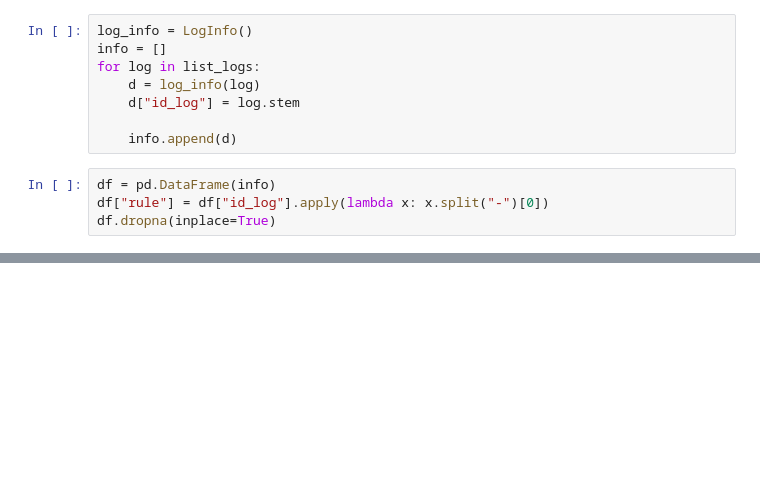
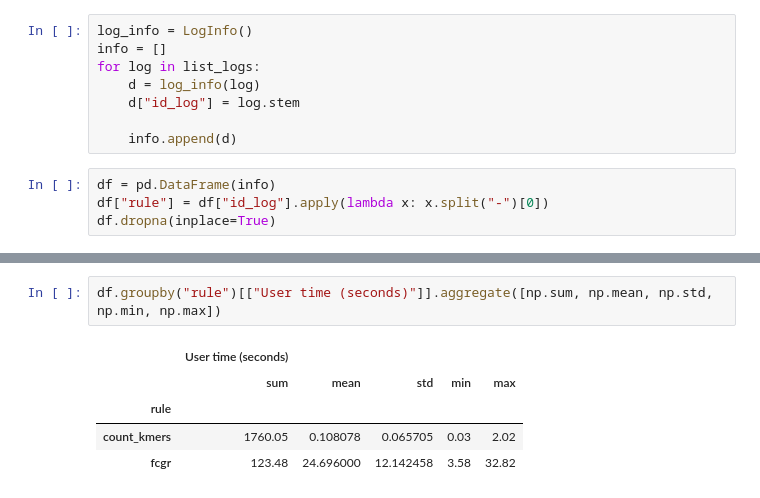
Before and after one commit to pg-space/panspace, a Jupyter notebook: notebooks/logs_fcgr_pipeline.ipynb, the cells around one changed output, grey strips where cells are left out. Drawn from its saved outputs; the diff is of its cells as text; blank space fills up the shorter version.

```diff
--- a/notebooks/logs_fcgr_pipeline.ipynb
+++ b/notebooks/logs_fcgr_pipeline.ipynb
@@ -33,0 +43,8 @@ sns.boxplot(data=df, x="User time (seconds)", hue="rule",)
+# %%
+df.groupby("rule")[["User time (seconds)"]].aggregate([np.sum, np.mean, np.std, np.min, np.max])
+# %% [output]
+|  | User time (seconds) |  |  |  |  |
+|  | sum | mean | std | min | max |
+| rule |  |  |  |  |  |
+| count_kmers | 1760.05 | 0.108078 | 0.065705 | 0.03 | 2.02 |
+| fcgr | 123.48 | 24.696000 | 12.142458 | 3.58 | 32.82 |
```
Also changed, not shown: parts of 4 cells of this notebook, 2 other files.
